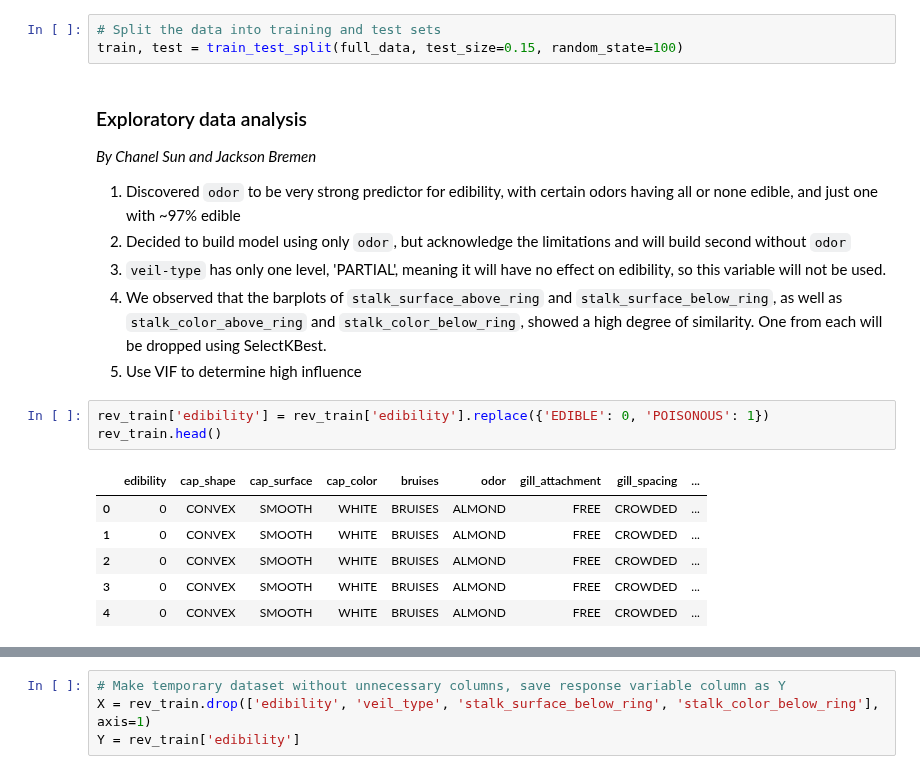
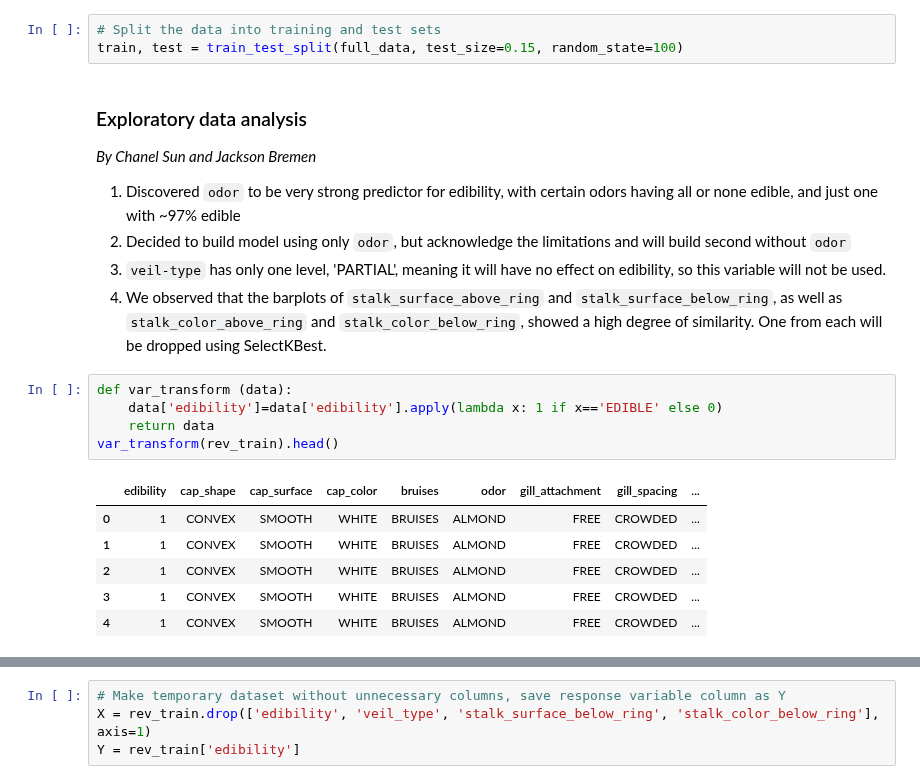
Before and after one commit to jprette/STAT303-2-Final_Project, a Jupyter notebook: Final Deliverables/Project Code Template.ipynb, the cells around one changed output, grey strips where cells are left out. Cells and saved outputs as stored; diff of their text form.

```diff
--- a/Final Deliverables/Project Code Template.ipynb
+++ b/Final Deliverables/Project Code Template.ipynb
@@ -178,17 +182,18 @@ train, test = train_test_split(full_data, test_size=0.15, random_state=100)
 2. Decided to build model using only `odor`, but acknowledge the limitations and will build second without `odor`
 3. `veil-type` has only one level, 'PARTIAL', meaning it will have no effect on edibility, so this variable will not be used.
 4. We observed that the barplots of `stalk_surface_above_ring` and `stalk_surface_below_ring`, as well as `stalk_color_above_ring` and `stalk_color_below_ring`, showed a high degree of similarity. One from each will be dropped using SelectKBest.
-5. Use VIF to determine high influence
-# %%
-rev_train['edibility'] = rev_train['edibility'].replace({'EDIBLE': 0, 'POISONOUS': 1})
-rev_train.head()
-# %% [output]
-|  | edibility | cap_shape | cap_surface | cap_color | bruises | odor | gill_attachment | gill_spacing | ... |
-| 0 | 0 | CONVEX | SMOOTH | WHITE | BRUISES | ALMOND | FREE | CROWDED | ... |
-| 1 | 0 | CONVEX | SMOOTH | WHITE | BRUISES | ALMOND | FREE | CROWDED | ... |
-| 2 | 0 | CONVEX | SMOOTH | WHITE | BRUISES | ALMOND | FREE | CROWDED | ... |
-| 3 | 0 | CONVEX | SMOOTH | WHITE | BRUISES | ALMOND | FREE | CROWDED | ... |
-| 4 | 0 | CONVEX | SMOOTH | WHITE | BRUISES | ALMOND | FREE | CROWDED | ... |
+# %%
+def var_transform (data):
+    data['edibility']=data['edibility'].apply(lambda x: 1 if x=='EDIBLE' else 0)
+    return data
+var_transform(rev_train).head()
+# %% [output]
+|  | edibility | cap_shape | cap_surface | cap_color | bruises | odor | gill_attachment | gill_spacing | ... |
+| 0 | 1 | CONVEX | SMOOTH | WHITE | BRUISES | ALMOND | FREE | CROWDED | ... |
+| 1 | 1 | CONVEX | SMOOTH | WHITE | BRUISES | ALMOND | FREE | CROWDED | ... |
+| 2 | 1 | CONVEX | SMOOTH | WHITE | BRUISES | ALMOND | FREE | CROWDED | ... |
+| 3 | 1 | CONVEX | SMOOTH | WHITE | BRUISES | ALMOND | FREE | CROWDED | ... |
+| 4 | 1 | CONVEX | SMOOTH | WHITE | BRUISES | ALMOND | FREE | CROWDED | ... |
 # %%
 # Create list of the prediction variables; all but the first column (edibility)
 predictors = rev_train.columns[1:]
```
Also changed, not shown: parts of 21 cells of this notebook.
